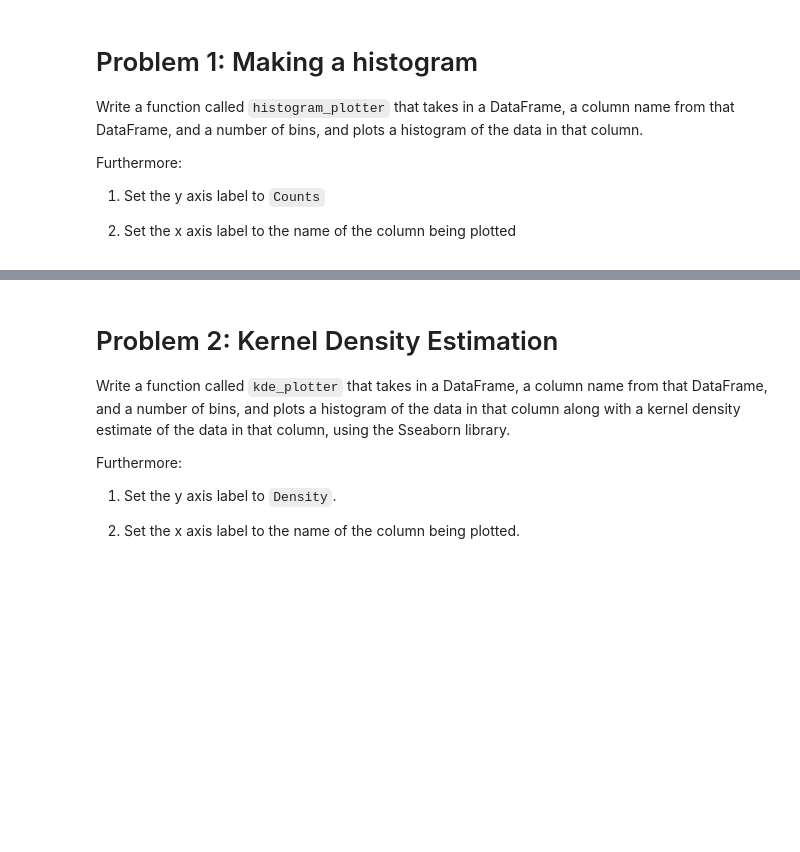
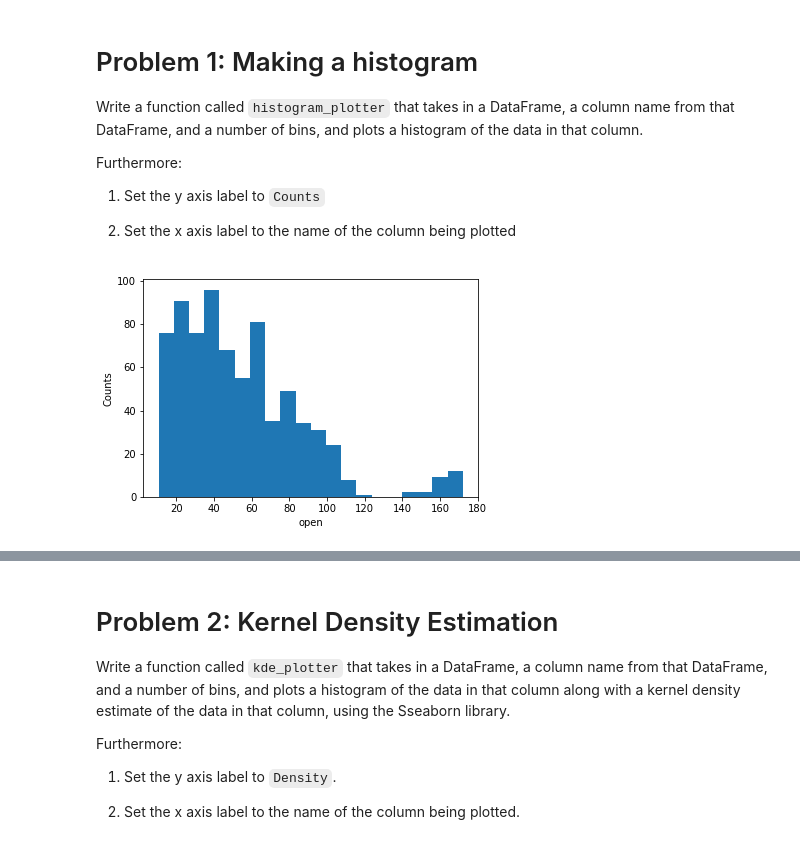
Before and after one commit to dennislamcv1/UoIDAA1, a Jupyter notebook: m8_assignment.ipynb, the cells around one changed output, grey strips where cells are left out. Cells and saved outputs as stored; diff of their text form; code cells hidden in the pictures; blank space fills up the shorter version.

```diff
--- a/m8_assignment.ipynb
+++ b/m8_assignment.ipynb
@@ -39,6 +46,17 @@ Furthermore:
 1. Set the y axis label to `Counts`
 
 2. Set the x axis label to the name of the column being plotted
+# %%
+column = 'open'
+num_bins = 20
+
+
+ax = df[column].plot.hist(bins=num_bins)
+ax.set_xlabel(column)
+ax.set_ylabel('Counts')
+plt.show()
+# %% [output]
+[figure, added]
 # %%
 def histogram_plotter(df, column, num_bins):
     """
```
Also changed, not shown: parts of 19 cells of this notebook, 4 other files.
